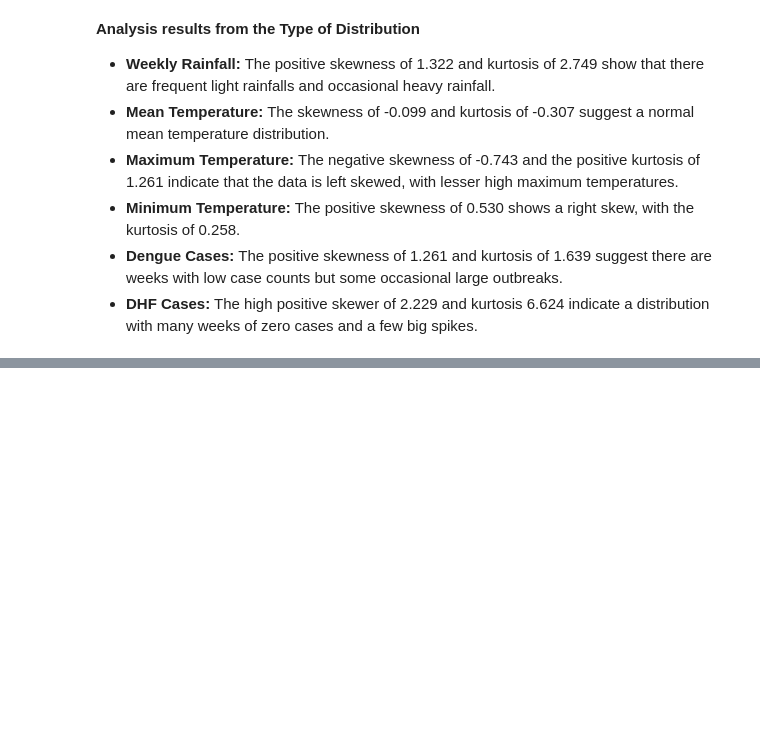
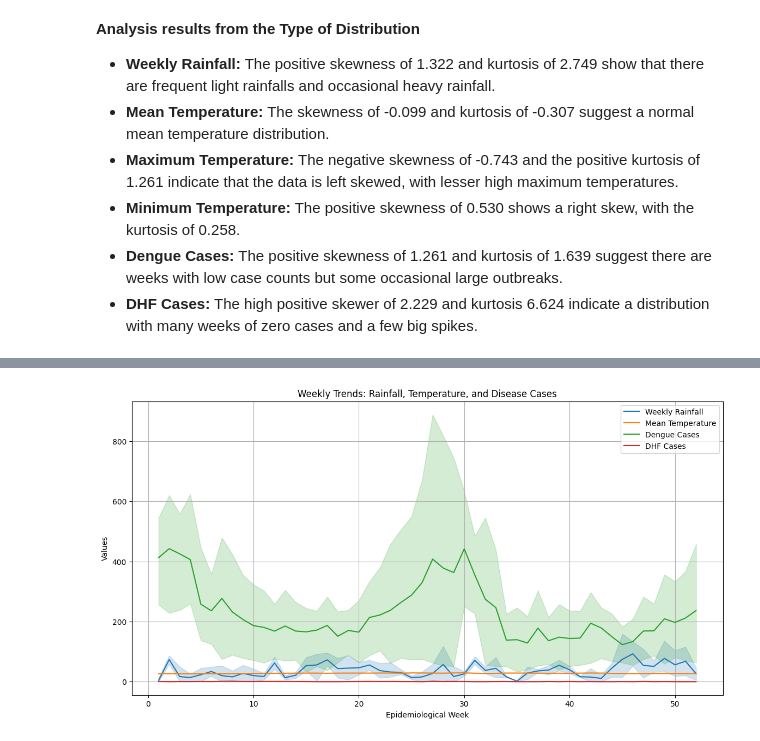
Before and after one commit to Jx1126/ds-midterm, a Jupyter notebook: midterm.ipynb, the cells around one changed output, grey strips where cells are left out. Saved outputs shown, nothing was run; the diff lists cells and outputs as text; code cells hidden in the pictures; blank space fills up the shorter version.

```diff
--- a/midterm.ipynb
+++ b/midterm.ipynb
@@ -371,0 +459,14 @@ for key in key_metrics:
+# %%
+plt.figure(figsize=(14, 7))
+sns.lineplot(data=merged_data, x='Eweek', y='Weekly Rainfall', label='Weekly Rainfall')
+sns.lineplot(data=merged_data, x='Eweek', y='Mean Temperature', label='Mean Temperature')
+sns.lineplot(data=merged_data, x='Eweek', y='Dengue Cases', label='Dengue Cases')
+sns.lineplot(data=merged_data, x='Eweek', y='DHF Cases', label='DHF Cases')
+plt.title("Weekly Trends: Rainfall, Temperature, and Disease Cases")
+plt.xlabel("Epidemiological Week")
+plt.ylabel("Values")
+plt.legend()
+plt.grid()
+plt.show()
+# %% [output]
+[figure, added]
```
Also changed, not shown: parts of 14 cells of this notebook.
